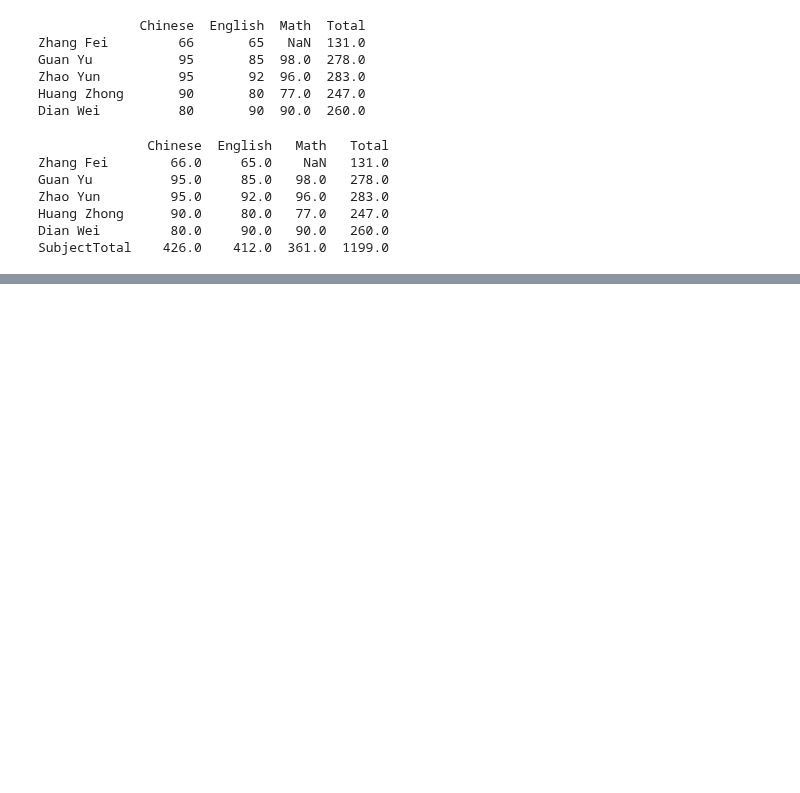
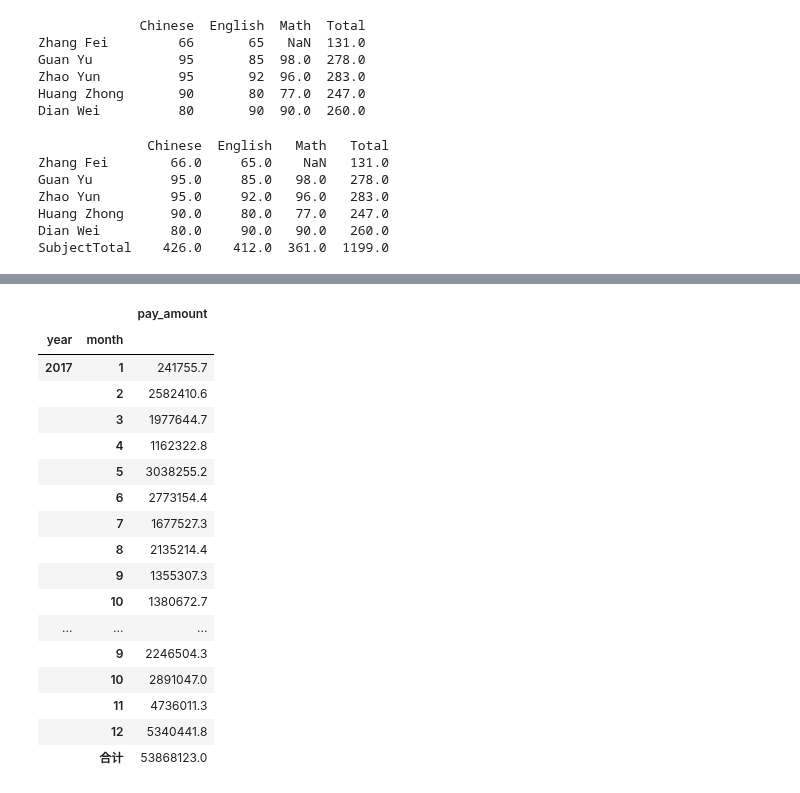
Before and after one commit to leledada/jupyter, a Jupyter notebook: dataAnalysis/PandasTest.ipynb, the cells around one changed output, grey strips where cells are left out. Drawn from its saved outputs; the diff is of its cells as text; code cells hidden in the pictures; blank space fills up the shorter version.

```diff
--- a/PandasTest.ipynb
+++ b/dataAnalysis/PandasTest.ipynb
@@ -456,0 +637,30 @@ Image(url= "https://static001.geekbang.org/resource/image/74/cd/74884960677548b0
+# %%
+# 透视表 pivot_table 实现 的版本
+import pandas as pd
+import numpy as np
+user_trade = pd.read_excel('user_trade.xls',parse_dates=['dt'])
+user_trade['year'] = user_trade['dt'].dt.year
+user_trade['month'] = user_trade['dt'].dt.month
+ut_1718 = user_trade[user_trade.year.isin([2017,2018])]
+table = pd.pivot_table(ut_1718, values=['pay_amount'],\
+                     index=['year'], columns=['month'], aggfunc=np.sum, margins=True, margins_name='合计')
+table.stack('month')
+# %% [output]
+|  |  | pay_amount |
+| year | month |  |
+| 2017 | 1 | 241755.7 |
+|  | 2 | 2582410.6 |
+|  | 3 | 1977644.7 |
+|  | 4 | 1162322.8 |
+|  | 5 | 3038255.2 |
+|  | 6 | 2773154.4 |
+|  | 7 | 1677527.3 |
+|  | 8 | 2135214.4 |
+|  | 9 | 1355307.3 |
+|  | 10 | 1380672.7 |
+| ... | ... | ... |
+|  | 9 | 2246504.3 |
+|  | 10 | 2891047.0 |
+|  | 11 | 4736011.3 |
+|  | 12 | 5340441.8 |
+|  | 合计 | 53868123.0 |
```
Also changed, not shown: parts of 5 cells of this notebook, 7 other files.
